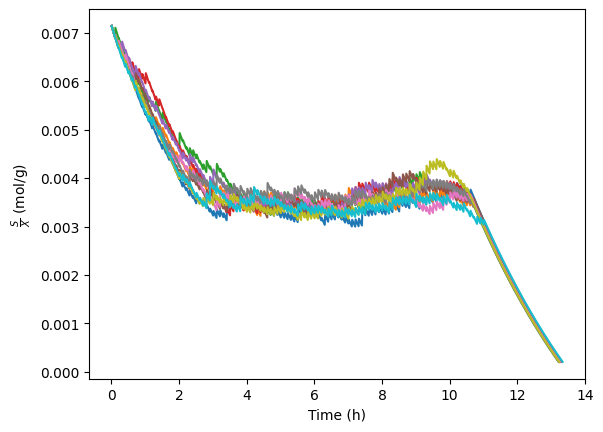
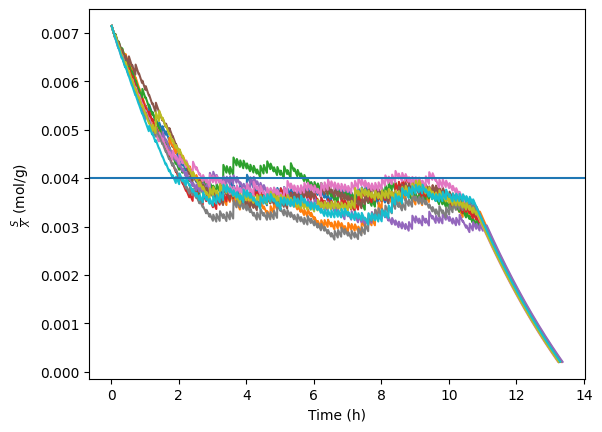
Code edit (unified diff) that turned the first committed figure into the second:
--- before
+++ after
@@ -11,5 +11,5 @@
 import utils
 
-models_path = "experiments/sac_cn10cb100_df/model"
+models_path = "experiments/sac_cn10cb100_eval_testing/model"
 model_name = config.MODEL
 figures = "testing_figures"
@@ -29,11 +29,4 @@
     raise ValueError(f"Unknown model name: {model_name}")
 
-
-weibull_values = pd.read_csv('pdfcsv.csv')
-xvalues = weibull_values['x']
-y_values = weibull_values['pdf']
-
-# Create a cubic spline interpolation model
-cs = CubicSpline(xvalues, y_values)
 
 rmse_list = []
@@ -130,5 +123,5 @@
         sub_cell_ratio = (S/X) * 1e6
 
-        weibull = utils.enzyme_production_rate(sub_cell_ratio, cs)
+        weibull = utils.get_weibull_y_value(sub_cell_ratio, peak = config.OPT_SUB_CELL_RATIO*1e6)
         MuE = MuE_opt * weibull
 
@@ -154,3 +147,4 @@
 
 plt.xlabel("Time (h)")
+plt.axhline(y=config.OPT_SUB_CELL_RATIO)
 plt.ylabel(r"$\frac{S}{X}$ (mol/g)")

Commit: Final v1